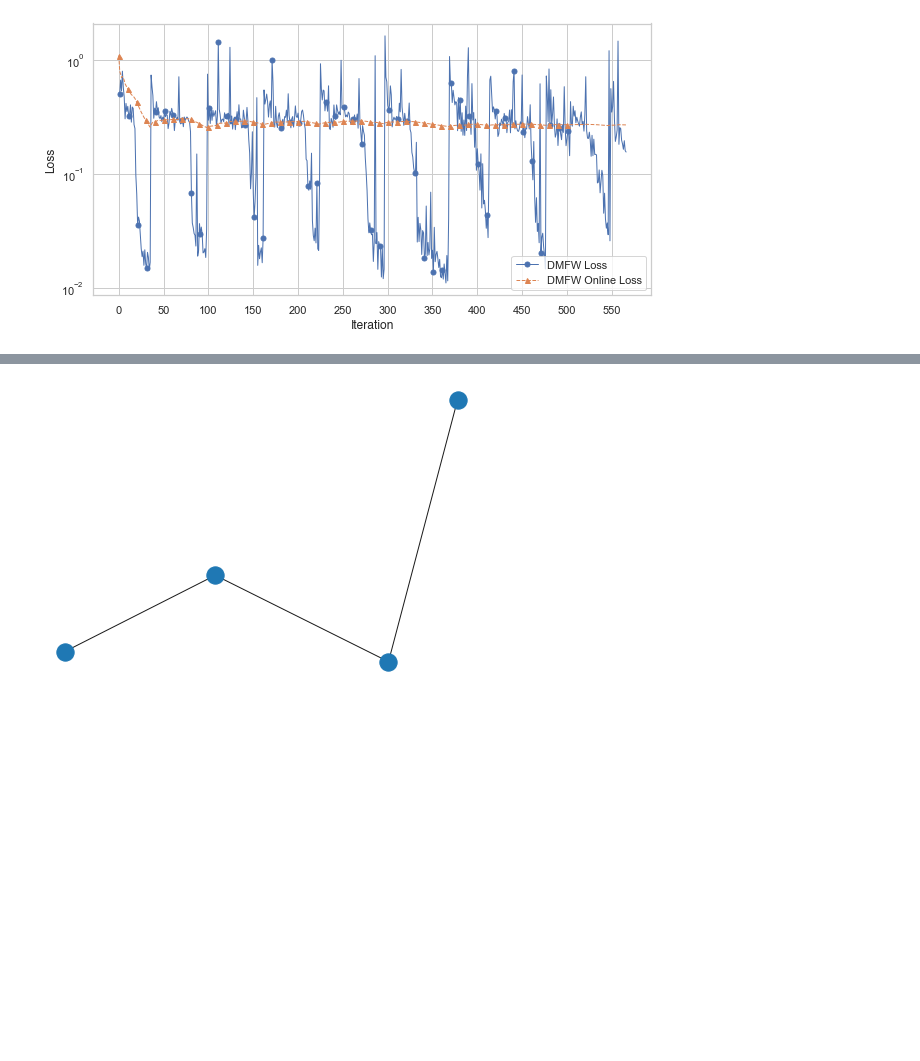
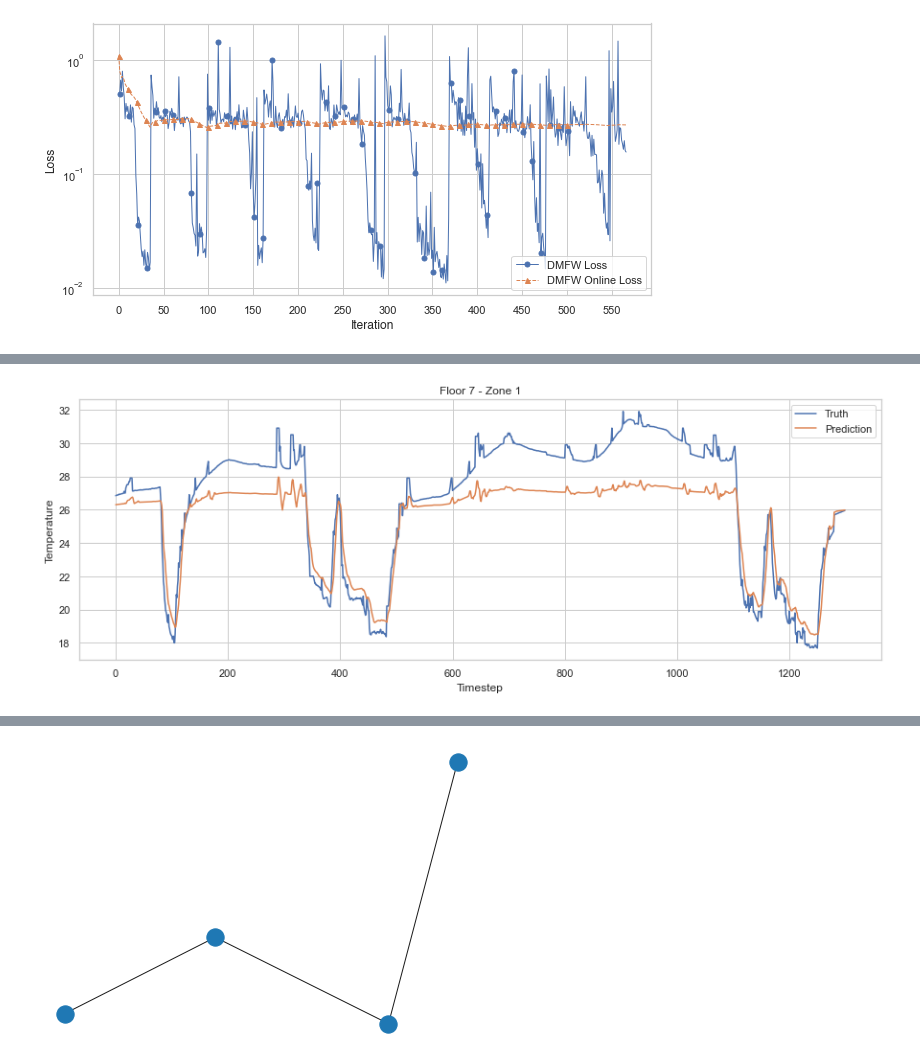
Before and after one commit to AnganMitra/decentralearn, a Jupyter notebook: DMFW/src/GeneratePlot.ipynb, the cells around one changed output, grey strips where cells are left out. Cells and saved outputs as stored; diff of their text form; code cells hidden in the pictures; blank space fills up the shorter version.

```diff
--- a/DMFW/src/GeneratePlot.ipynb
+++ b/DMFW/src/GeneratePlot.ipynb
@@ -370,0 +353,5 @@ plotPrediction(linealpha2,analysis+prediction_save,"Temperature", "5","7",0,1300
+# %%
+linealpha ="/Users/Slaton/Documents/DMFW/BangkokDataAnalysis/gitdecenlearn/Analysis/new-temp/cycle/alpha095/"
+plotPrediction(linealpha,analysis+prediction_save,"Temperature", "1","7",0,1300,save=False)
+# %% [output]
+[figure, added]
```
Also changed, not shown: parts of 24 cells of this notebook, 59 other files.
